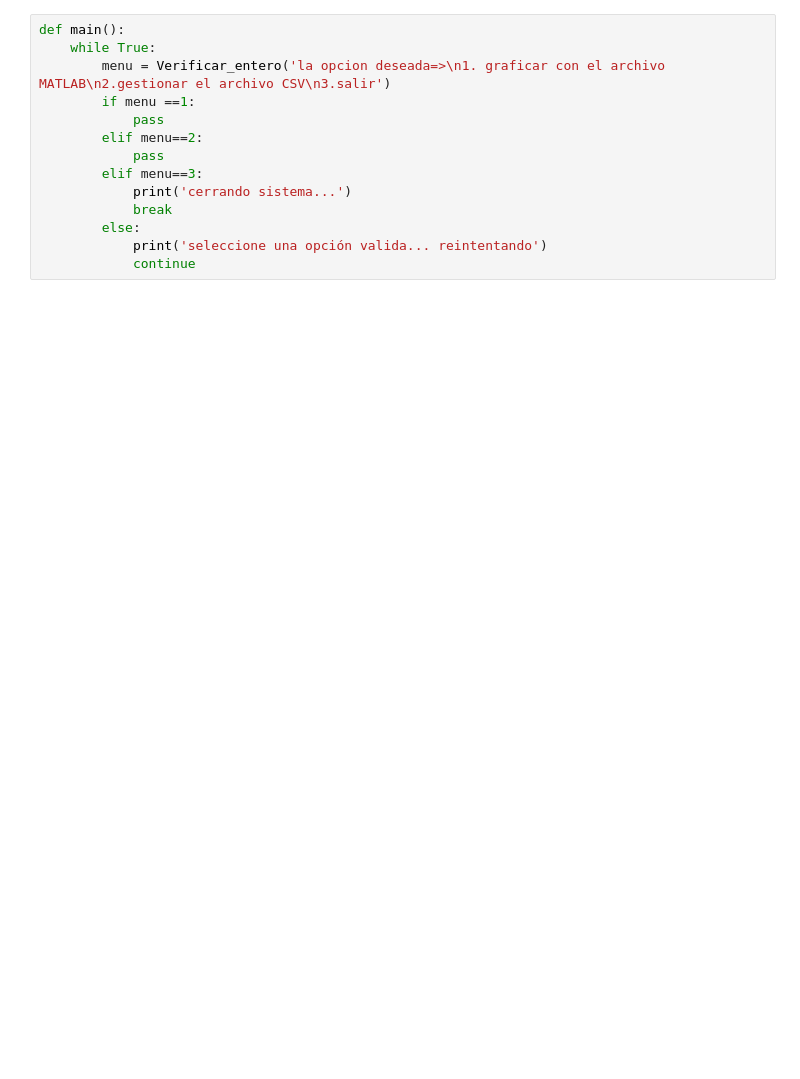
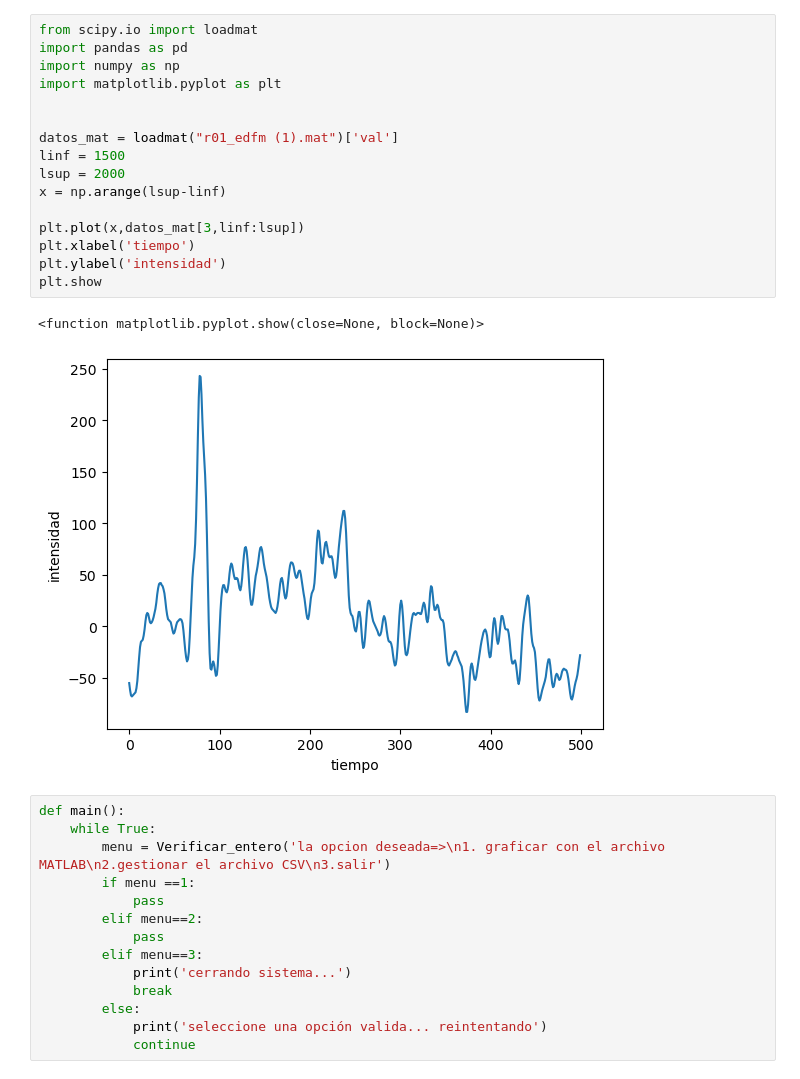
Before and after one commit to RisingNP/entregable-2-info-2-2023-2, a Jupyter notebook: entregable.ipynb, the cells around one changed output. Saved outputs shown, nothing was run; the diff lists cells and outputs as text; blank space fills up the shorter version.

```diff
--- a/entregable.ipynb
+++ b/entregable.ipynb
@@ -96,3 +68,22 @@ arreglo 6 = [12331 12331 12331 12331 12331]
+# %%
+from scipy.io import loadmat
+import pandas as pd
+import numpy as np
+import matplotlib.pyplot as plt
+
+
+datos_mat = loadmat("r01_edfm (1).mat")['val']
+linf = 1500
+lsup = 2000
+x = np.arange(lsup-linf)
+
+plt.plot(x,datos_mat[3,linf:lsup])
+plt.xlabel('tiempo')
+plt.ylabel('intensidad')
+plt.show
+# %% [output]
+<function matplotlib.pyplot.show(close=None, block=None)>
+[figure, added]
 # %%
 def main():
     while True:
```
Also changed, not shown: parts of 3 cells of this notebook.
